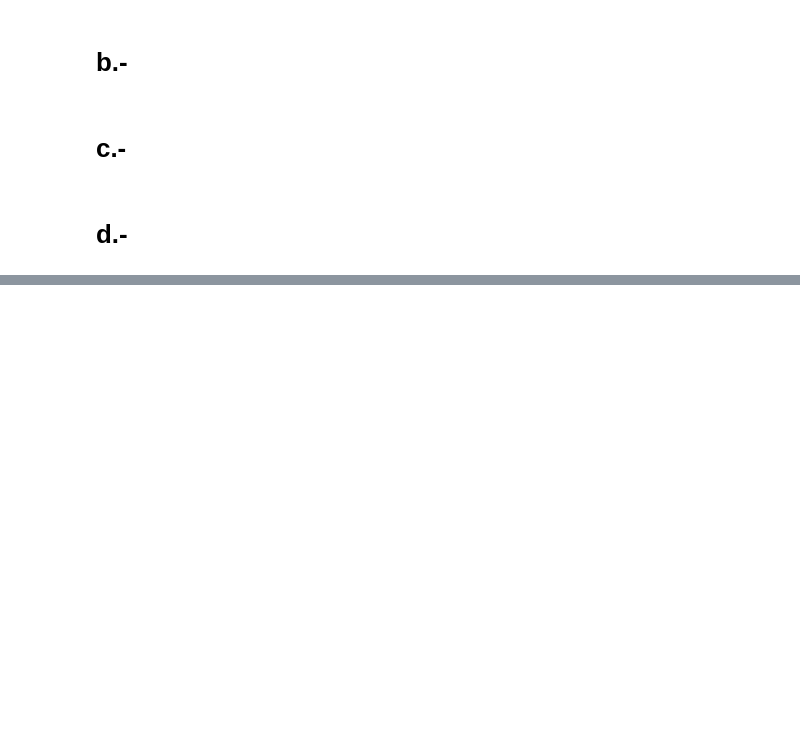
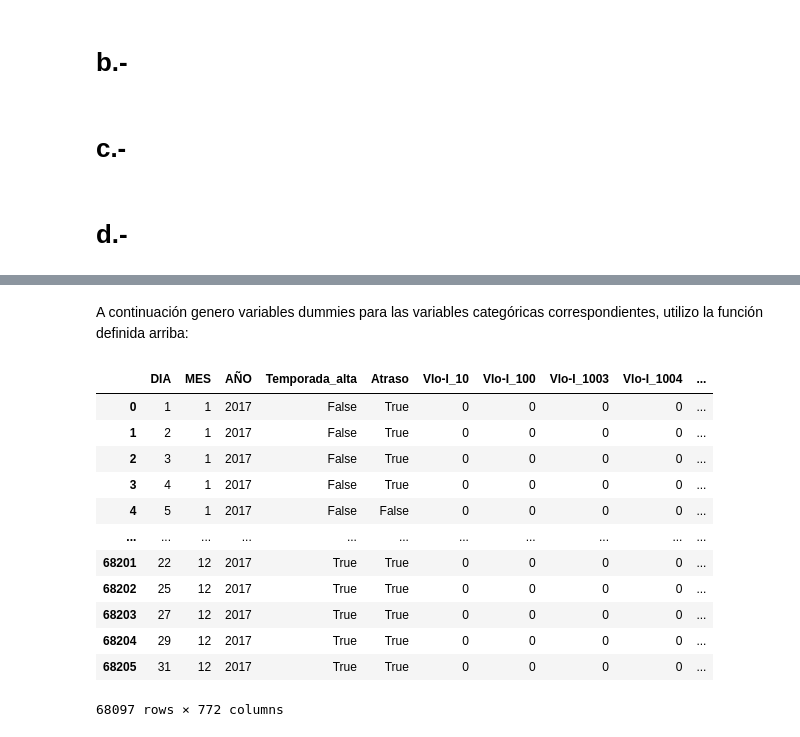
Before and after one commit to matiasmscl/Challenge_202306, a Jupyter notebook: Challenge.ipynb, the cells around one changed output, grey strips where cells are left out. Drawn from its saved outputs; the diff is of its cells as text; code cells hidden in the pictures; blank space fills up the shorter version.

```diff
--- a/Challenge.ipynb
+++ b/Challenge.ipynb
@@ -134,0 +164,20 @@ BD[['Temporada alta','Diferencia en minutos','Atraso menor','Periodo día']].to_
+# %% [markdown]
+A continuación genero variables dummies para las variables categóricas correspondientes, utilizo la función definida arriba:
+# %%
+BD2=create_dummy_variables(BD2)
+# %%
+BD2
+# %% [output]
+|  | DIA | MES | AÑO | Temporada_alta | Atraso | Vlo-I_10 | Vlo-I_100 | Vlo-I_1003 | Vlo-I_1004 | ... |
+| 0 | 1 | 1 | 2017 | False | True | 0 | 0 | 0 | 0 | ... |
+| 1 | 2 | 1 | 2017 | False | True | 0 | 0 | 0 | 0 | ... |
+| 2 | 3 | 1 | 2017 | False | True | 0 | 0 | 0 | 0 | ... |
+| 3 | 4 | 1 | 2017 | False | True | 0 | 0 | 0 | 0 | ... |
+| 4 | 5 | 1 | 2017 | False | False | 0 | 0 | 0 | 0 | ... |
+| ... | ... | ... | ... | ... | ... | ... | ... | ... | ... | ... |
+| 68201 | 22 | 12 | 2017 | True | True | 0 | 0 | 0 | 0 | ... |
+| 68202 | 25 | 12 | 2017 | True | True | 0 | 0 | 0 | 0 | ... |
+| 68203 | 27 | 12 | 2017 | True | True | 0 | 0 | 0 | 0 | ... |
+| 68204 | 29 | 12 | 2017 | True | True | 0 | 0 | 0 | 0 | ... |
+| 68205 | 31 | 12 | 2017 | True | True | 0 | 0 | 0 | 0 | ... |
+68097 rows × 772 columns
```
Also changed, not shown: parts of 21 cells of this notebook.
